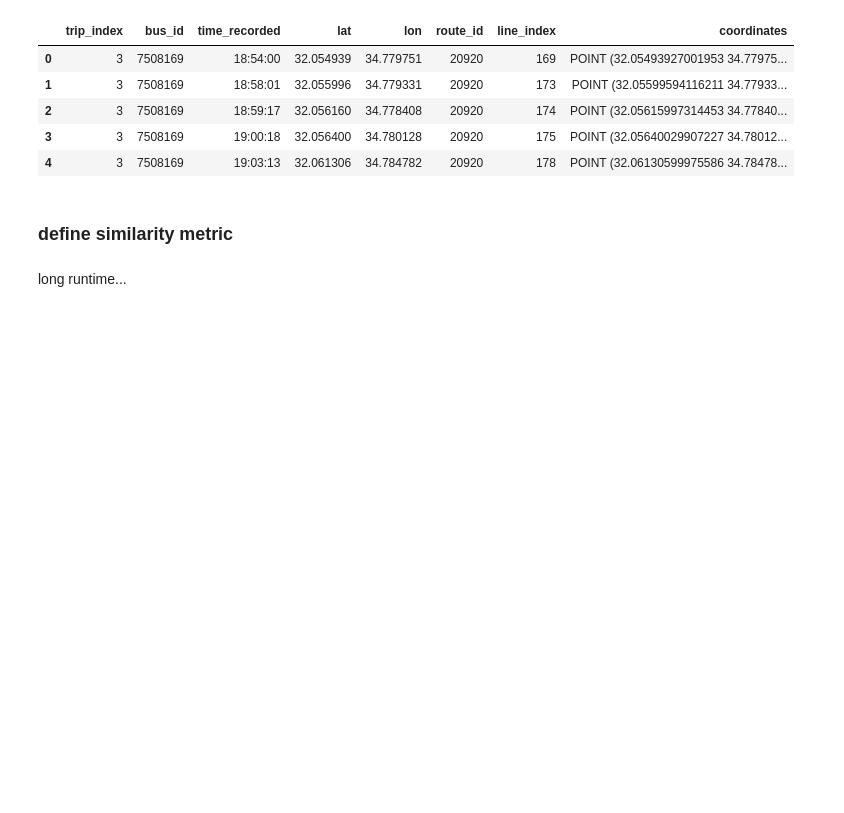
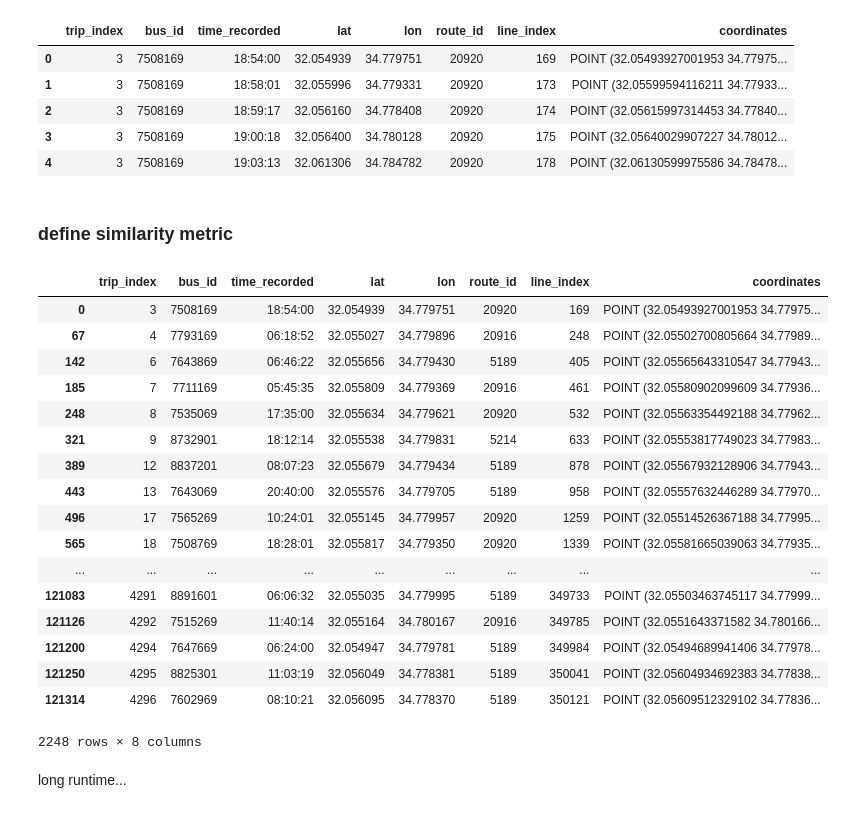
Before and after one commit to nogur9/Hackaton_03-2019, a Jupyter notebook: shared_data/Openbus_hackathon_model.ipynb, the cells around one changed output. Drawn from its saved outputs; the diff is of its cells as text; code cells hidden in the pictures; blank space fills up the shorter version.

```diff
--- a/shared_data/Openbus_hackathon_model.ipynb
+++ b/shared_data/Openbus_hackathon_model.ipynb
@@ -312,6 +289,28 @@ def find_route_id_similarity(trip, route_stats_stops_gdf, route_stats_unique):
         similarity_summary[str(route_id)+'_cnt'] = [route_id_count]
 
     return pd.DataFrame(similarity_summary)
+# %%
+train_gdf.groupby(['trip_index',
+                'route_id']).head(1)
+# %% [output]
+|  | trip_index | bus_id | time_recorded | lat | lon | route_id | line_index | coordinates |
+| 0 | 3 | 7508169 | 18:54:00 | 32.054939 | 34.779751 | 20920 | 169 | POINT (32.05493927001953 34.77975... |
+| 67 | 4 | 7793169 | 06:18:52 | 32.055027 | 34.779896 | 20916 | 248 | POINT (32.05502700805664 34.77989... |
+| 142 | 6 | 7643869 | 06:46:22 | 32.055656 | 34.779430 | 5189 | 405 | POINT (32.05565643310547 34.77943... |
+| 185 | 7 | 7711169 | 05:45:35 | 32.055809 | 34.779369 | 20916 | 461 | POINT (32.05580902099609 34.77936... |
+| 248 | 8 | 7535069 | 17:35:00 | 32.055634 | 34.779621 | 20920 | 532 | POINT (32.05563354492188 34.77962... |
+| 321 | 9 | 8732901 | 18:12:14 | 32.055538 | 34.779831 | 5214 | 633 | POINT (32.05553817749023 34.77983... |
+| 389 | 12 | 8837201 | 08:07:23 | 32.055679 | 34.779434 | 5189 | 878 | POINT (32.05567932128906 34.77943... |
+| 443 | 13 | 7643069 | 20:40:00 | 32.055576 | 34.779705 | 5189 | 958 | POINT (32.05557632446289 34.77970... |
+| 496 | 17 | 7565269 | 10:24:01 | 32.055145 | 34.779957 | 20920 | 1259 | POINT (32.05514526367188 34.77995... |
+| 565 | 18 | 7508769 | 18:28:01 | 32.055817 | 34.779350 | 20920 | 1339 | POINT (32.05581665039063 34.77935... |
+| ... | ... | ... | ... | ... | ... | ... | ... | ... |
+| 121083 | 4291 | 8891601 | 06:06:32 | 32.055035 | 34.779995 | 5189 | 349733 | POINT (32.05503463745117 34.77999... |
+| 121126 | 4292 | 7515269 | 11:40:14 | 32.055164 | 34.780167 | 20916 | 349785 | POINT (32.0551643371582 34.780166... |
+| 121200 | 4294 | 7647669 | 06:24:00 | 32.054947 | 34.779781 | 5189 | 349984 | POINT (32.05494689941406 34.77978... |
+| 121250 | 4295 | 8825301 | 11:03:19 | 32.056049 | 34.778381 | 5189 | 350041 | POINT (32.05604934692383 34.77838... |
+| 121314 | 4296 | 7602969 | 08:10:21 | 32.056095 | 34.778370 | 5189 | 350121 | POINT (32.05609512329102 34.77836... |
+2248 rows × 8 columns
 # %%
 train_similarity_matrix = train_gdf.groupby(['trip_index',
                 'route_id']).apply(lambda trip: find_route_id_similarity(trip, route_stats_stops_gdf, route_stats_unique))
```
Also changed, not shown: parts of 17 cells of this notebook, 10 other files.
